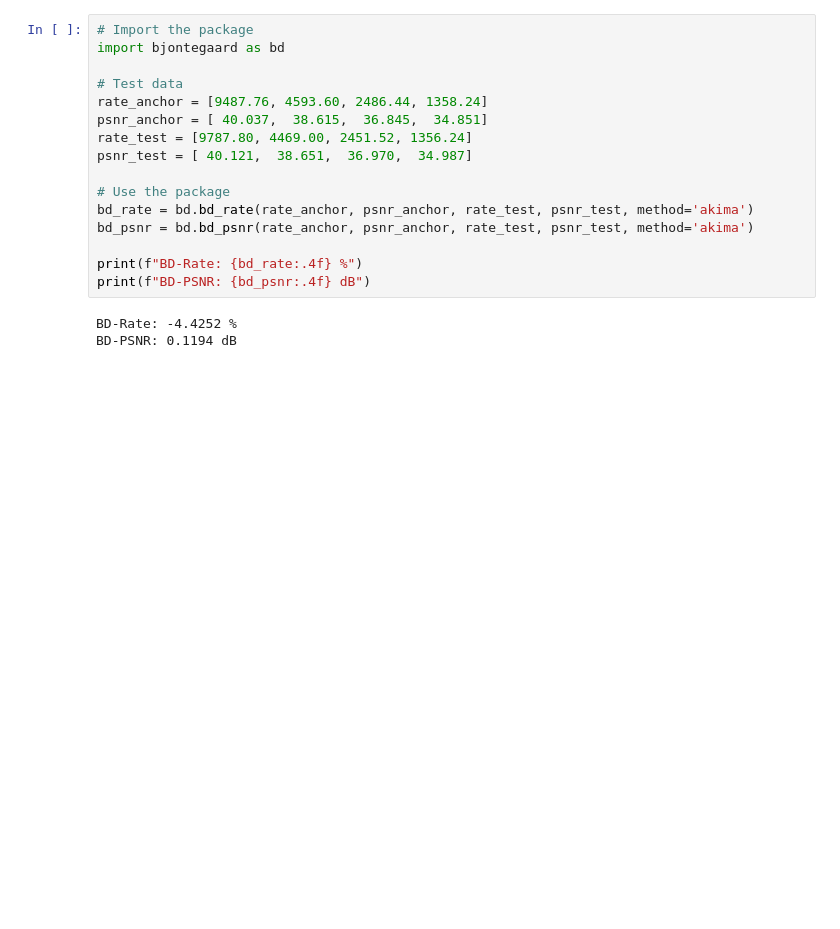
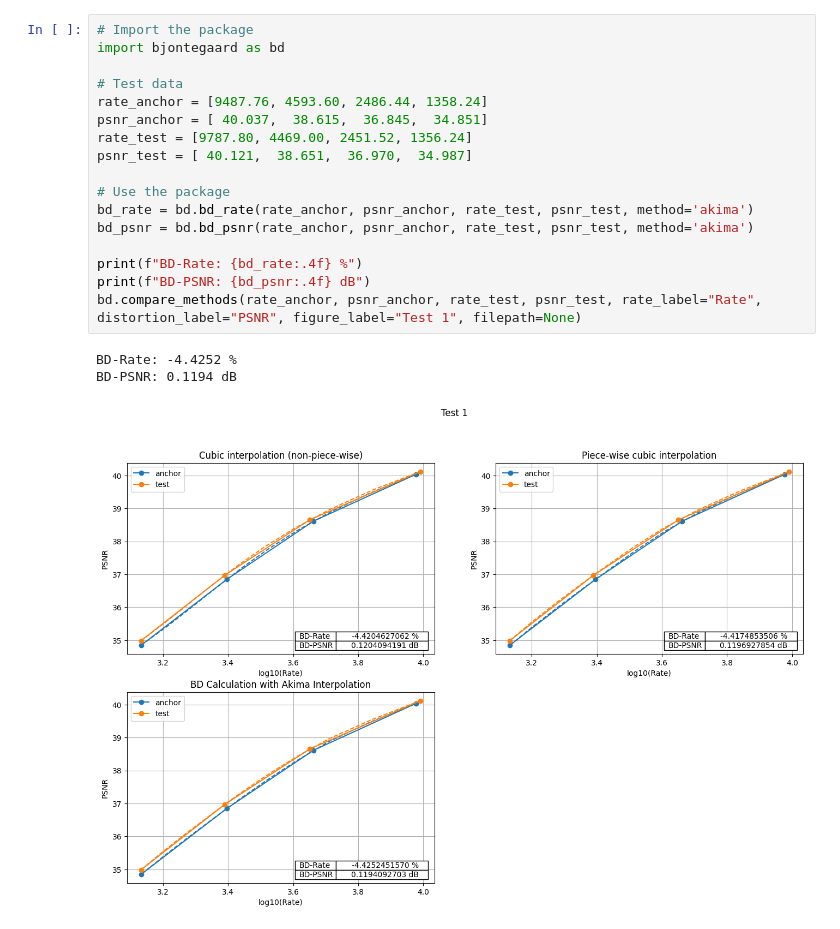
Before and after one commit to DSC210Group/image_compression, a Jupyter notebook: test_metrics/bj.ipynb, the cells around one changed output. Drawn from its saved outputs; the diff is of its cells as text; blank space fills up the shorter version.

Commit message:
add bit rate calculation

```diff
--- a/test_metrics/bj.ipynb
+++ b/test_metrics/bj.ipynb
@@ -1,19 +1,21 @@
 # %%
 # Import the package
 import bjontegaard as bd
 
 # Test data
 rate_anchor = [9487.76, 4593.60, 2486.44, 1358.24]
 psnr_anchor = [ 40.037,  38.615,  36.845,  34.851]
 rate_test = [9787.80, 4469.00, 2451.52, 1356.24]
 psnr_test = [ 40.121,  38.651,  36.970,  34.987]
 
 # Use the package
 bd_rate = bd.bd_rate(rate_anchor, psnr_anchor, rate_test, psnr_test, method='akima')
 bd_psnr = bd.bd_psnr(rate_anchor, psnr_anchor, rate_test, psnr_test, method='akima')
 
 print(f"BD-Rate: {bd_rate:.4f} %")
 print(f"BD-PSNR: {bd_psnr:.4f} dB")
+bd.compare_methods(rate_anchor, psnr_anchor, rate_test, psnr_test, rate_label="Rate", distortion_label="PSNR", figure_label="Test 1", filepath=None)
 # %% [output]
 BD-Rate: -4.4252 %
 BD-PSNR: 0.1194 dB
+[figure, added]
```
Also changed, not shown: parts of 4 cells of this notebook.
